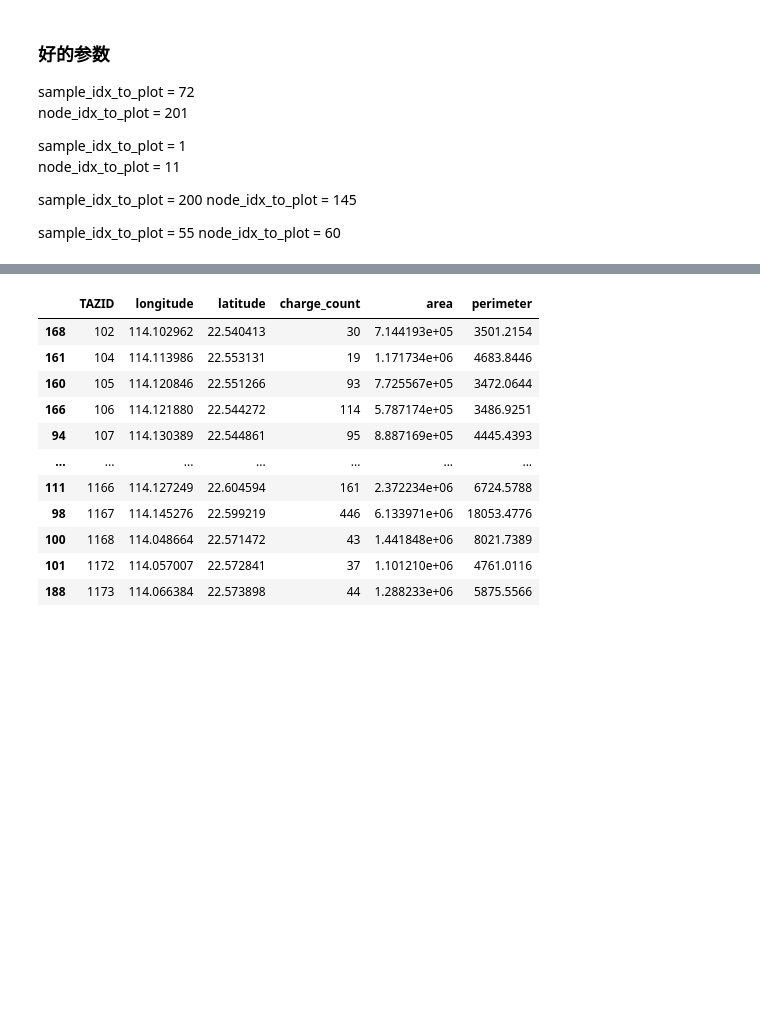
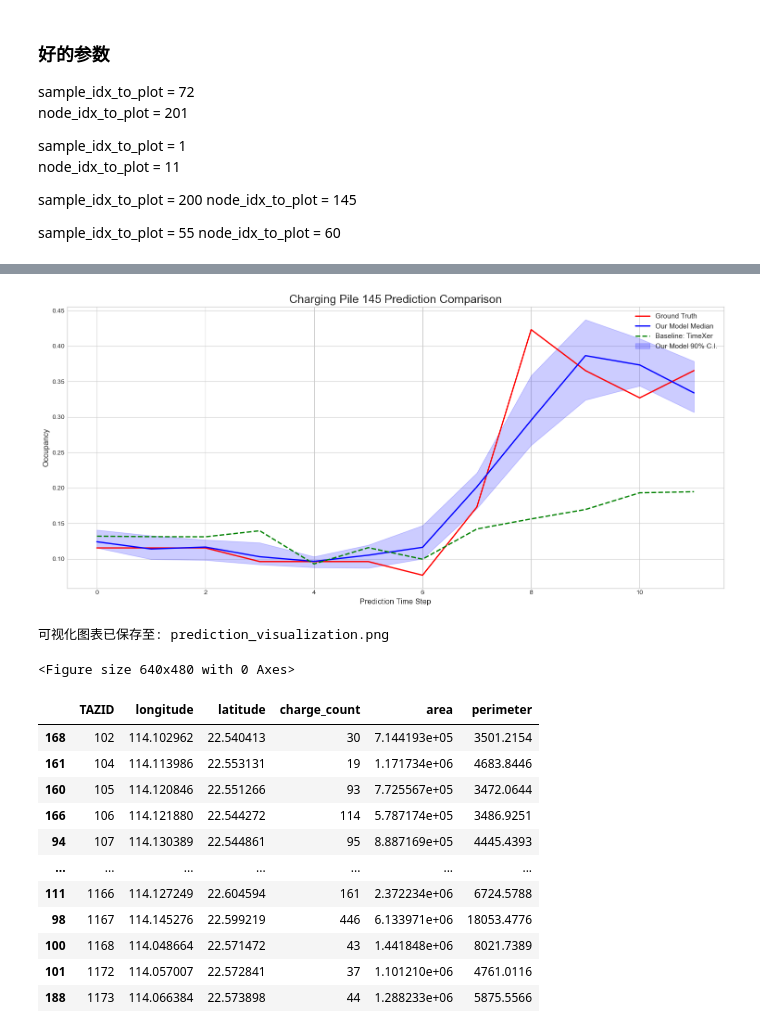
Before and after one commit to ZJU-Andy-Lau/STDM, a Jupyter notebook: draw_new.ipynb, the cells around one changed output, grey strips where cells are left out. Saved outputs shown, nothing was run; the diff lists cells and outputs as text; code cells hidden in the pictures; blank space fills up the shorter version.

```diff
--- a/draw_new.ipynb
+++ b/draw_new.ipynb
@@ -371,5 +371,29 @@ plot_timeseries_with_uncertainty(
 可视化图表已保存至: prediction_visualization.png
 <Figure size 640x480 with 0 Axes>
+# %%
+# --- 2. 设置可视化参数 ---
+sample_idx_to_plot = 200  # 选择第50个测试样本进行可视化
+node_idx_to_plot = 145  # 选择第15个充电桩（节点）进行可视化
+
+# --- 3. 准备绘图所需的数据 ---
+# 提取特定样本和节点的数据
+true_future = ground_truths[sample_idx_to_plot, :, node_idx_to_plot]
+median_pred = model_predictions[sample_idx_to_plot, :, node_idx_to_plot]
+all_samples = model_samples[sample_idx_to_plot, :, :, node_idx_to_plot]
+baseline_pred = baseline_predictions[sample_idx_to_plot, :, node_idx_to_plot]
+
+# --- 4. 调用绘图函数 ---
+plot_timeseries_with_uncertainty(
+    ground_truth=true_future,
+    median_prediction=median_pred,
+    prediction_samples=all_samples,
+    baseline_prediction=baseline_pred,
+    node_idx=node_idx_to_plot
+)
+# %% [output]
+[figure, added]
+可视化图表已保存至: prediction_visualization.png
+<Figure size 640x480 with 0 Axes>
 # %%
 address=pd.read_csv('urbanev/inf.csv')
 address.sort_values(by="TAZID", ascending=True, inplace=True)
```
Also changed, not shown: parts of 5 cells of this notebook, 12 other files.
